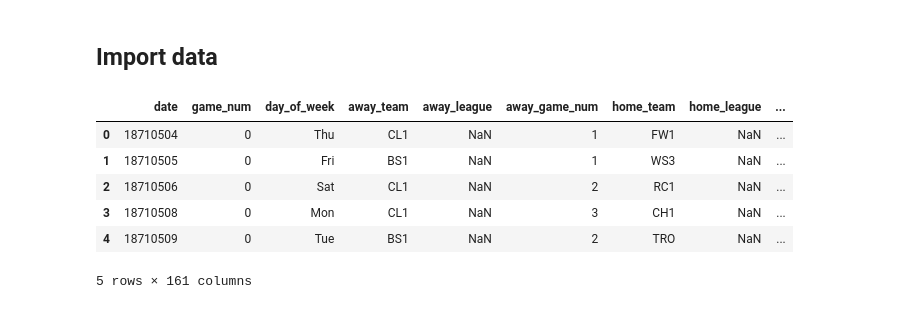
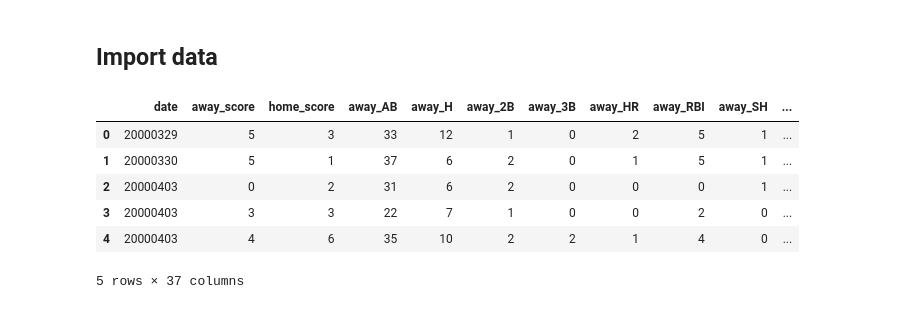
Before and after one commit to knowabee/baseball, a Jupyter notebook: Lasso Regression.ipynb, the cells around one changed output. Cells and saved outputs as stored; diff of their text form; code cells hidden in the pictures.

```diff
--- a/Lasso Regression.ipynb
+++ b/Lasso Regression.ipynb
@@ -8,16 +8,16 @@ import matplotlib.pyplot as plt
 ## Import data
 # %%
 # This is the full dataset
-full_data = pd.read_excel("C:/Users/bodin/School/STAT 5001/project/baseballdata.xlsx")
+full_data = pd.read_excel("C:/Users/bodin/School/STAT 5001/project/gl_project_dataset.xlsx")
 full_data.head()
 # %% [output]
-|  | date | game_num | day_of_week | away_team | away_league | away_game_num | home_team | home_league | ... |
-| 0 | 18710504 | 0 | Thu | CL1 | NaN | 1 | FW1 | NaN | ... |
-| 1 | 18710505 | 0 | Fri | BS1 | NaN | 1 | WS3 | NaN | ... |
-| 2 | 18710506 | 0 | Sat | CL1 | NaN | 2 | RC1 | NaN | ... |
-| 3 | 18710508 | 0 | Mon | CL1 | NaN | 3 | CH1 | NaN | ... |
-| 4 | 18710509 | 0 | Tue | BS1 | NaN | 2 | TRO | NaN | ... |
+|  | date | away_score | home_score | away_AB | away_H | away_2B | away_3B | away_HR | away_RBI | away_SH | ... |
+| 0 | 20000329 | 5 | 3 | 33 | 12 | 1 | 0 | 2 | 5 | 1 | ... |
+| 1 | 20000330 | 5 | 1 | 37 | 6 | 2 | 0 | 1 | 5 | 1 | ... |
+| 2 | 20000403 | 0 | 2 | 31 | 6 | 2 | 0 | 0 | 0 | 1 | ... |
+| 3 | 20000403 | 3 | 3 | 22 | 7 | 1 | 0 | 0 | 2 | 0 | ... |
+| 4 | 20000403 | 4 | 6 | 35 | 10 | 2 | 2 | 1 | 4 | 0 | ... |
-5 rows × 161 columns
+5 rows × 37 columns
 # %%
 # Reduce data to include only games from the year 2000+
 data_reduced = full_data[full_data['date'] > 20000101]     #yyyymmdd
```
Also changed, not shown: parts of 8 cells of this notebook, 3 other files.
